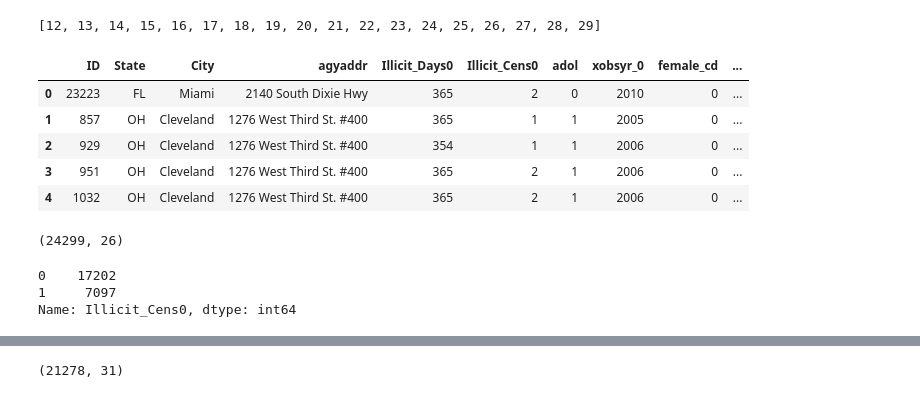
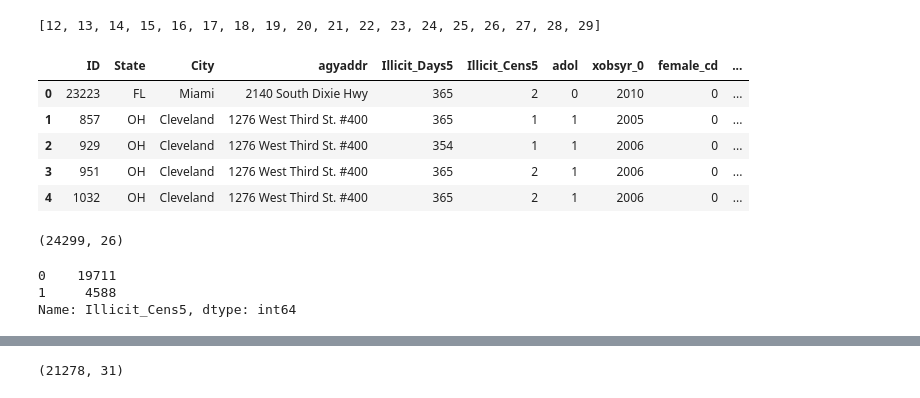
Before and after one commit to prathikr/CAIS_analysis_by_age_grouped, a Jupyter notebook: grouped/data/clean_data.ipynb, the cells around one changed output, grey strips where cells are left out. Cells and saved outputs as stored; diff of their text form; code cells hidden in the pictures.

```diff
--- a/grouped/data/clean_data.ipynb
+++ b/grouped/data/clean_data.ipynb
@@ -46,17 +46,17 @@ np.unique(df['B2a_0']).tolist() # confirm that this dataset contains adolescents
 # %% [output]
 [12, 13, 14, 15, 16, 17, 18, 19, 20, 21, 22, 23, 24, 25, 26, 27, 28, 29]
 # %%
-cols_to_use = ['ID','State','City','agyaddr','Illicit_Days0','Illicit_Cens0','adol','xobsyr_0']
+cols_to_use = ['ID','State','City','agyaddr','Illicit_Days5','Illicit_Cens5','adol','xobsyr_0']
 
 # keep imputed columns that didn't have >25% null values
 imputed_cols_to_use = ['female_cd','nonwhite_cd','unemplmt_cd','prsatx_cd','primsev_cd','loc3_cd','gvsg_cd',
                        'CWSg_0_cd','srprobg_cd','dssg_0_cd','epsg_0_cd','adhdg_0_cd','cdsg_0_cd','cjsig_0_cd',
                        'lrig_0_cd','srig_0_cd','SESg_0_cd','r4ag_0_cd']
 
 df = df[cols_to_use + imputed_cols_to_use]
 df.head()
 # %% [output]
-|  | ID | State | City | agyaddr | Illicit_Days0 | Illicit_Cens0 | adol | xobsyr_0 | female_cd | ... |
+|  | ID | State | City | agyaddr | Illicit_Days5 | Illicit_Cens5 | adol | xobsyr_0 | female_cd | ... |
 | 0 | 23223 | FL | Miami | 2140 South Dixie Hwy | 365 | 2 | 0 | 2010 | 0 | ... |
 | 1 | 857 | OH | Cleveland | 1276 West Third St. #400 | 365 | 1 | 1 | 2005 | 0 | ... |
 | 2 | 929 | OH | Cleveland | 1276 West Third St. #400 | 354 | 1 | 1 | 2006 | 0 | ... |
@@ -71,14 +71,14 @@ df.shape
 (24299, 26)
 # %%
 # ad hoc way of getting censoring to be correct
-df['Illicit_Cens0'] += 3 # add 3 to prevent overlapping replacement
+df['Illicit_Cens5'] += 3 # add 3 to prevent overlapping replacement
 # no relapse and censored data needs to be censored in the overall model
-df.replace({'Illicit_Cens0': {3: 1, 4: 0, 5:0}}, inplace=True) # 3 == relapsed, 4 == no relapse, 5 == censored
-df['Illicit_Cens0'].value_counts()
+df.replace({'Illicit_Cens5': {3: 1, 4: 0, 5:0}}, inplace=True) # 3 == relapsed, 4 == no relapse, 5 == censored
+df['Illicit_Cens5'].value_counts()
 # %% [output]
-0    17202
-1     7097
-Name: Illicit_Cens0, dtype: int64
+0    19711
+1     4588
+Name: Illicit_Cens5, dtype: int64
 # %%
 # mark data based on which drugs were most severe for that patient
 alcohol_sev = df['primsev_cd'] == 1 # alcohol
```
Also changed, not shown: parts of 5 cells of this notebook, 10 other files.
